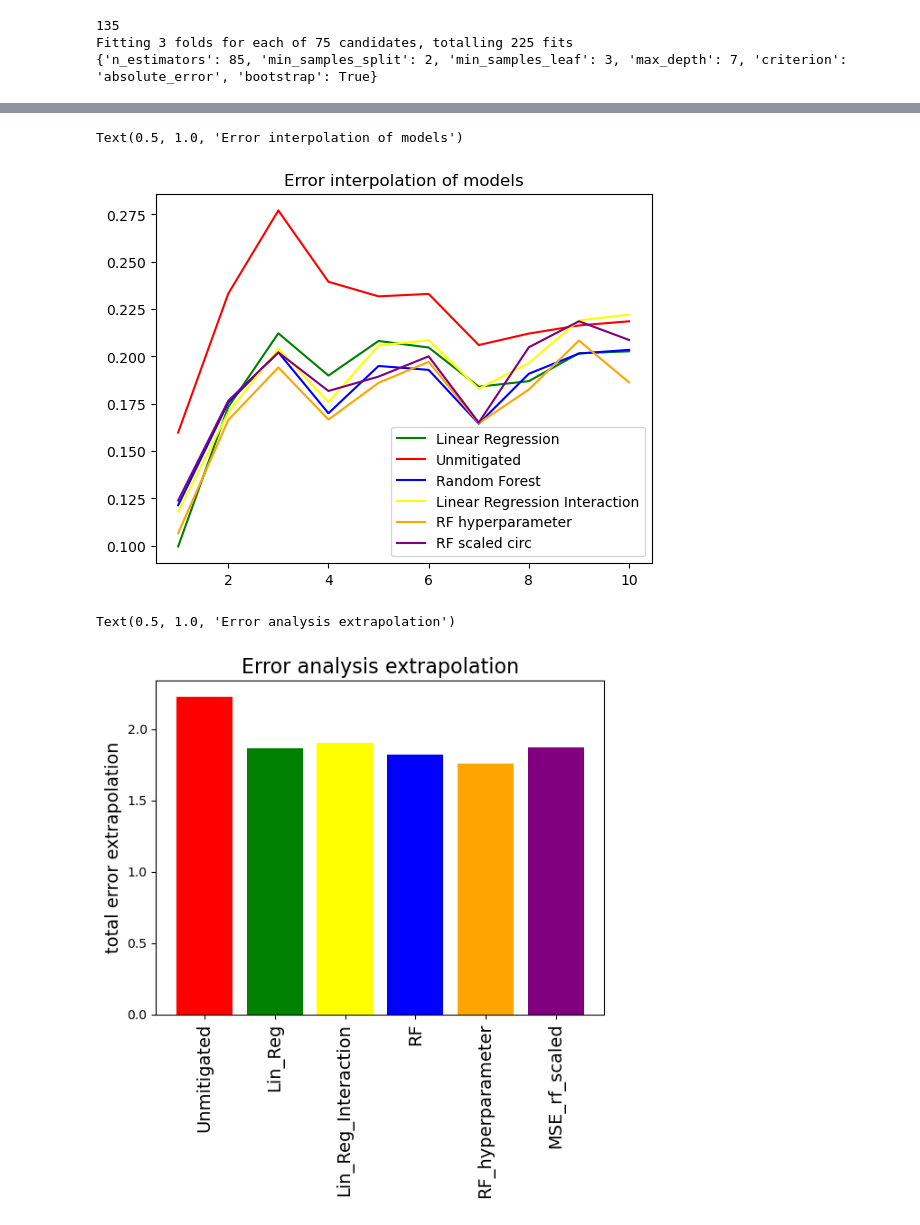
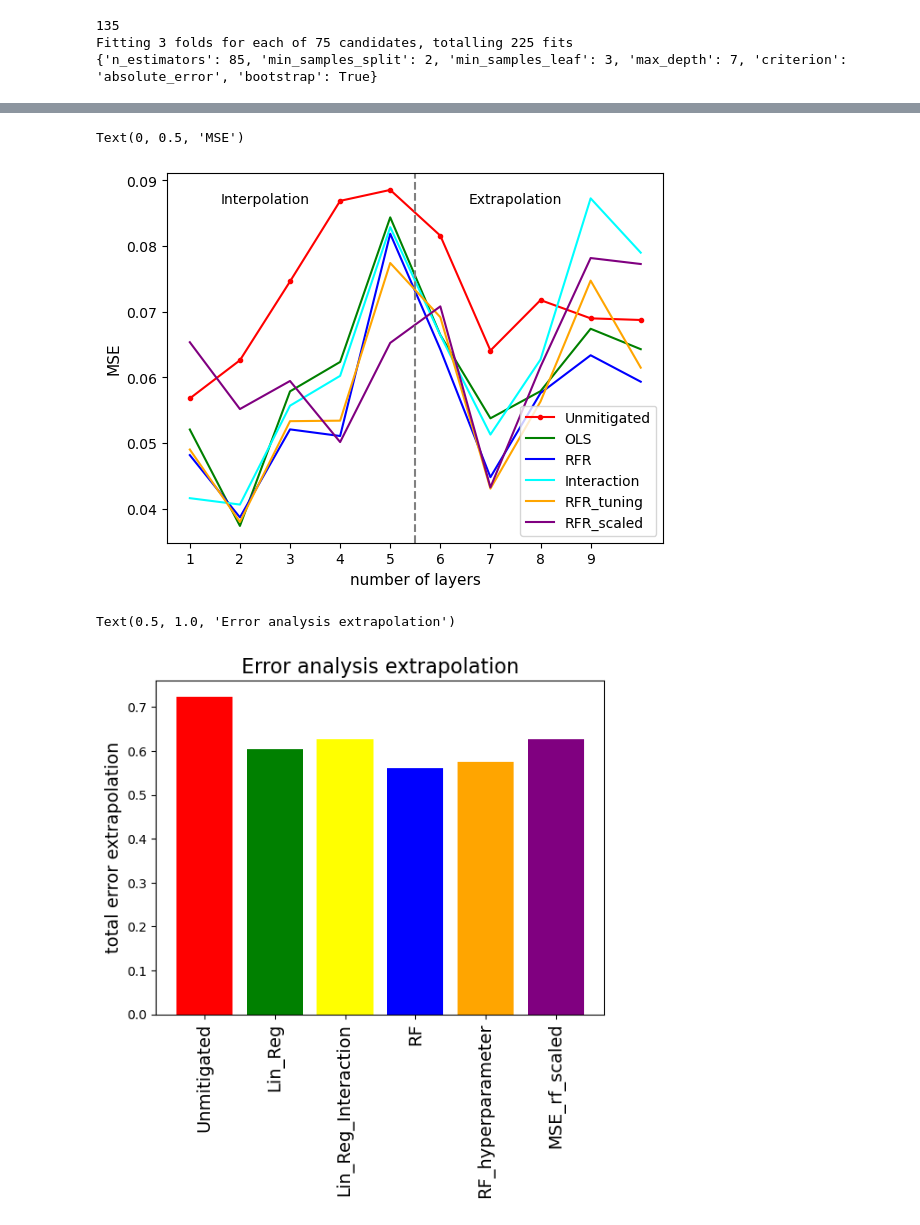
Before and after one commit to prachisharma21/ML_4_QEM, a Jupyter notebook: extrapolation.ipynb, the cells around one changed output, grey strips where cells are left out. Drawn from its saved outputs; the diff is of its cells as text; code cells hidden in the pictures.

```diff
--- a/extrapolation.ipynb
+++ b/extrapolation.ipynb
@@ -78,49 +79,58 @@ for j in x:
     y_cor_layers_pred_rf_hyper = y_ipol_pred_rf_hyper[np.array(y_cor_layers)]
     y_cor_layers_pred_rf_scaled = y_ipol_pred_rf_scaled[np.array(y_cor_layers)]
     y_cor_layers_target = y_eval_ipol[np.array(y_cor_layers)]['target']
 
     # calculate mean error of unmitigated model
-    error_unmi = sum(np.abs(y_eval_ipol[np.array(y_cor_layers)]['noisy_expectation'] - y_cor_layers_target))
+    error_unmi = sum(np.abs(y_eval_ipol[np.array(y_cor_layers)]['noisy_expectation'] - y_cor_layers_target)**2)
     error_unmi /= y_cor_layers.sum()
     error_arr_unmi.append(error_unmi)
 
     # calculate mean error of LR model
-    error = sum(np.abs(y_cor_layers_pred_lr - y_cor_layers_target))
+    error = sum(np.abs(y_cor_layers_pred_lr - y_cor_layers_target)**2)
     error /= y_cor_layers.sum()
     error_arr_lr.append(error)
 
     # calculate mean error of LR model with interaction terms
-    error = sum(np.abs(y_cor_layers_pred_lri - y_cor_layers_target))
+    error = sum(np.abs(y_cor_layers_pred_lri - y_cor_layers_target)**2)
     error /= y_cor_layers.sum()
     error_arr_lri.append(error)
 
     # calculate mean error of RF model
-    error = sum(np.abs(y_cor_layers_pred_rf - y_cor_layers_target))
+    error = sum(np.abs(y_cor_layers_pred_rf - y_cor_layers_target)**2)
     error /= y_cor_layers.sum()
     error_arr_rf.append(error)
 
     # calculate mean error of RF model with hyperparameter tuning
-    error = sum(np.abs(y_cor_layers_pred_rf_hyper - y_cor_layers_target))
+    error = sum(np.abs(y_cor_layers_pred_rf_hyper - y_cor_layers_target)**2)
     error /= y_cor_layers.sum()
     error_arr_rf_hyper.append(error)
 
     # calculate mean error of RF model of scaled circuits
-    error = sum(np.abs(y_cor_layers_pred_rf_scaled - y_cor_layers_target))
+    error = sum(np.abs(y_cor_layers_pred_rf_scaled - y_cor_layers_target)**2)
     error /= y_cor_layers.sum()
     error_arr_rf_scaled.append(error)
 
 
-plt.plot(x, error_arr_lr, color='green', label = 'Linear Regression')
-plt.plot(x, error_arr_unmi, color='red', label = 'Unmitigated')
-plt.plot(x, error_arr_rf, color='blue', label = 'Random Forest')
-plt.plot(x, error_arr_lri, color='yellow', label = 'Linear Regression Interaction')
-plt.plot(x, error_arr_rf_hyper, color='orange', label = 'RF hyperparameter')
-plt.plot(x, error_arr_rf_scaled, color='purple', label = 'RF scaled circ')
-plt.legend()
-plt.title('Error interpolation of models')
+plt.plot(x, error_arr_unmi, color='red', label = 'Unmitigated', marker='.')
+plt.plot(x, error_arr_lr, color='green', label = 'OLS')
+plt.plot(x, error_arr_rf, color='blue', label = 'RFR')
+plt.plot(x, error_arr_lri, color='cyan', label = 'Interaction')
+plt.plot(x, error_arr_rf_hyper, color='orange', label = 'RFR_tuning')
+plt.plot(x, error_arr_rf_scaled, color='purple', label = 'RFR_scaled')
+plt.legend(loc='lower right')
+plt.axvline(x=5.5, color='gray', linestyle='--')
+
+plt.text(2.5, plt.ylim()[1] * 0.95, 'Interpolation', horizontalalignment='center', fontsize=10)
+plt.text(7.5, plt.ylim()[1] * 0.95, 'Extrapolation', horizontalalignment='center', fontsize=10)
+
+plt.xticks(np.arange(1, 10, 1))
+
+plt.xlabel('number of layers', fontsize=11)
+plt.ylabel('MSE', fontsize=11)
+#plt.title('Error extrapolation of models - increase number of layers')
 # %% [output]
-Text(0.5, 1.0, 'Error interpolation of models')
+Text(0, 0.5, 'MSE')
-[figure, old version]
+[figure, new version]
 # %%
 # plot total error in extrapolation
 
@@ -143,4 +153,4 @@ ax.set_ylabel('total error extrapolation', fontsize=14)
 ax.set_title('Error analysis extrapolation', fontsize=16)
 # %% [output]
 Text(0.5, 1.0, 'Error analysis extrapolation')
-[figure, old version]
+[figure, new version]
```
Also changed, not shown: parts of 2 cells of this notebook, 1 other file.
